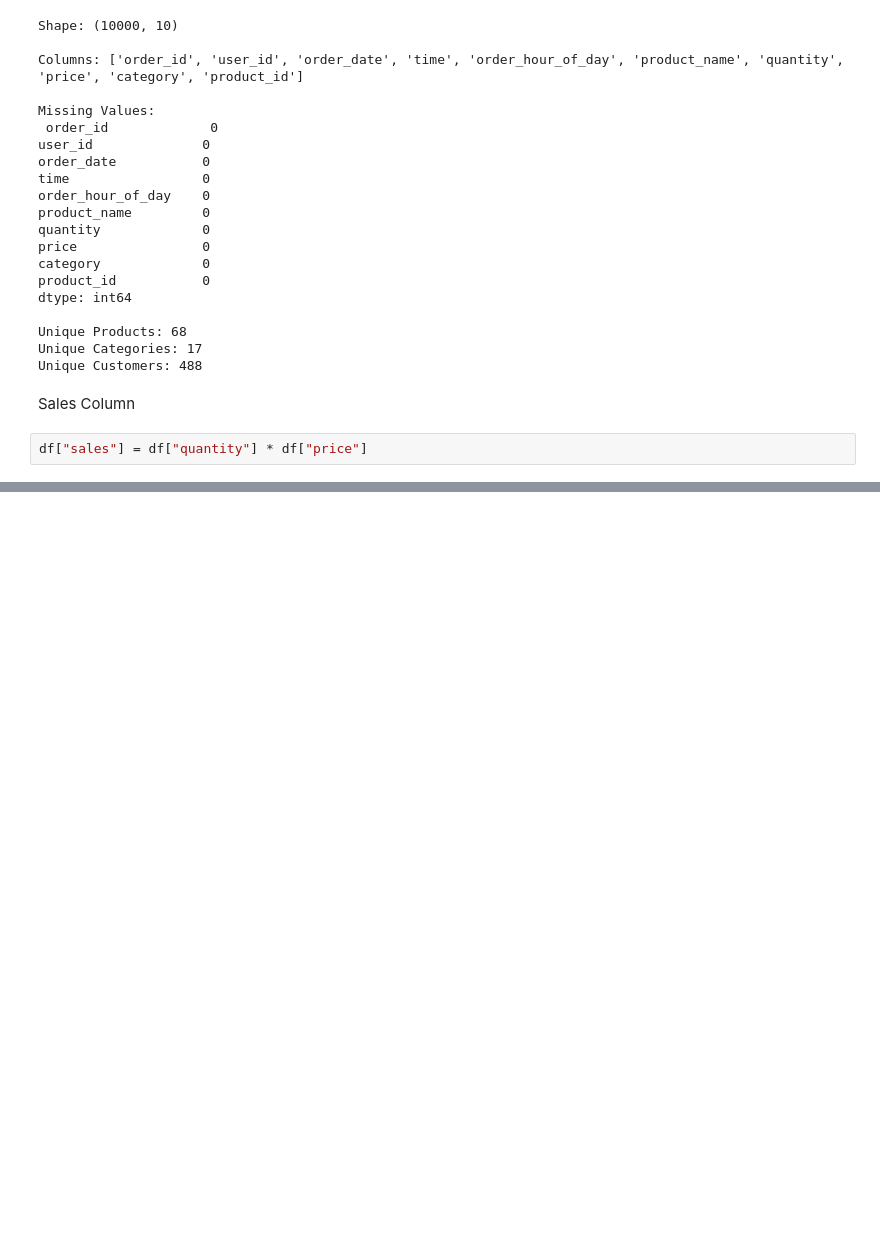
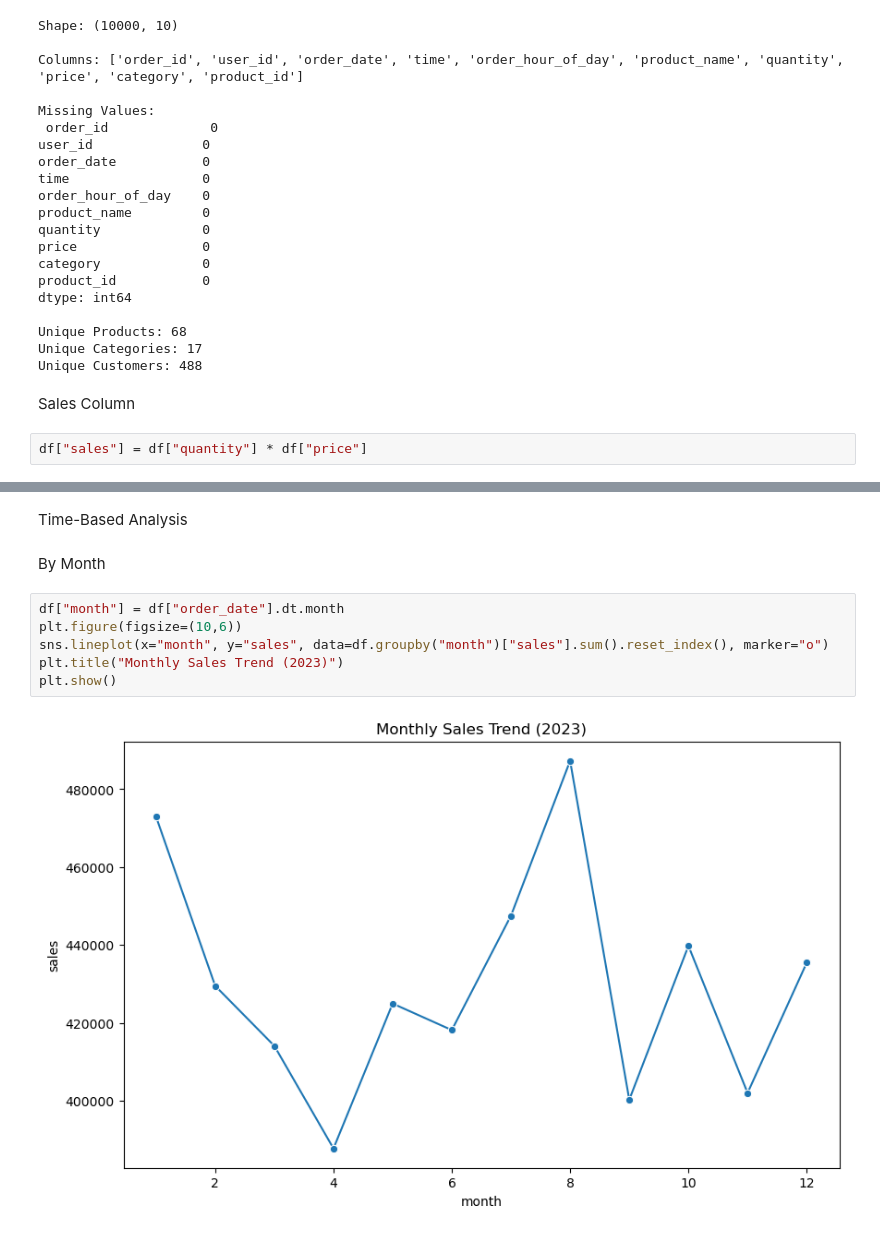
Before and after one commit to ARUNAGIRINATHAN-K/Retail-Transaction-Analytics, a Jupyter notebook: overview.ipynb, the cells around one changed output, grey strips where cells are left out. Drawn from its saved outputs; the diff is of its cells as text; blank space fills up the shorter version.

```diff
--- a/overview.ipynb
+++ b/overview.ipynb
@@ -42,0 +99,12 @@ df["sales"] = df["quantity"] * df["price"]
+# %% [markdown]
+Time-Based Analysis
+# %% [markdown]
+By Month
+# %%
+df["month"] = df["order_date"].dt.month
+plt.figure(figsize=(10,6))
+sns.lineplot(x="month", y="sales", data=df.groupby("month")["sales"].sum().reset_index(), marker="o")
+plt.title("Monthly Sales Trend (2023)")
+plt.show()
+# %% [output]
+[figure, added]
```
Also changed, not shown: parts of 16 cells of this notebook.
